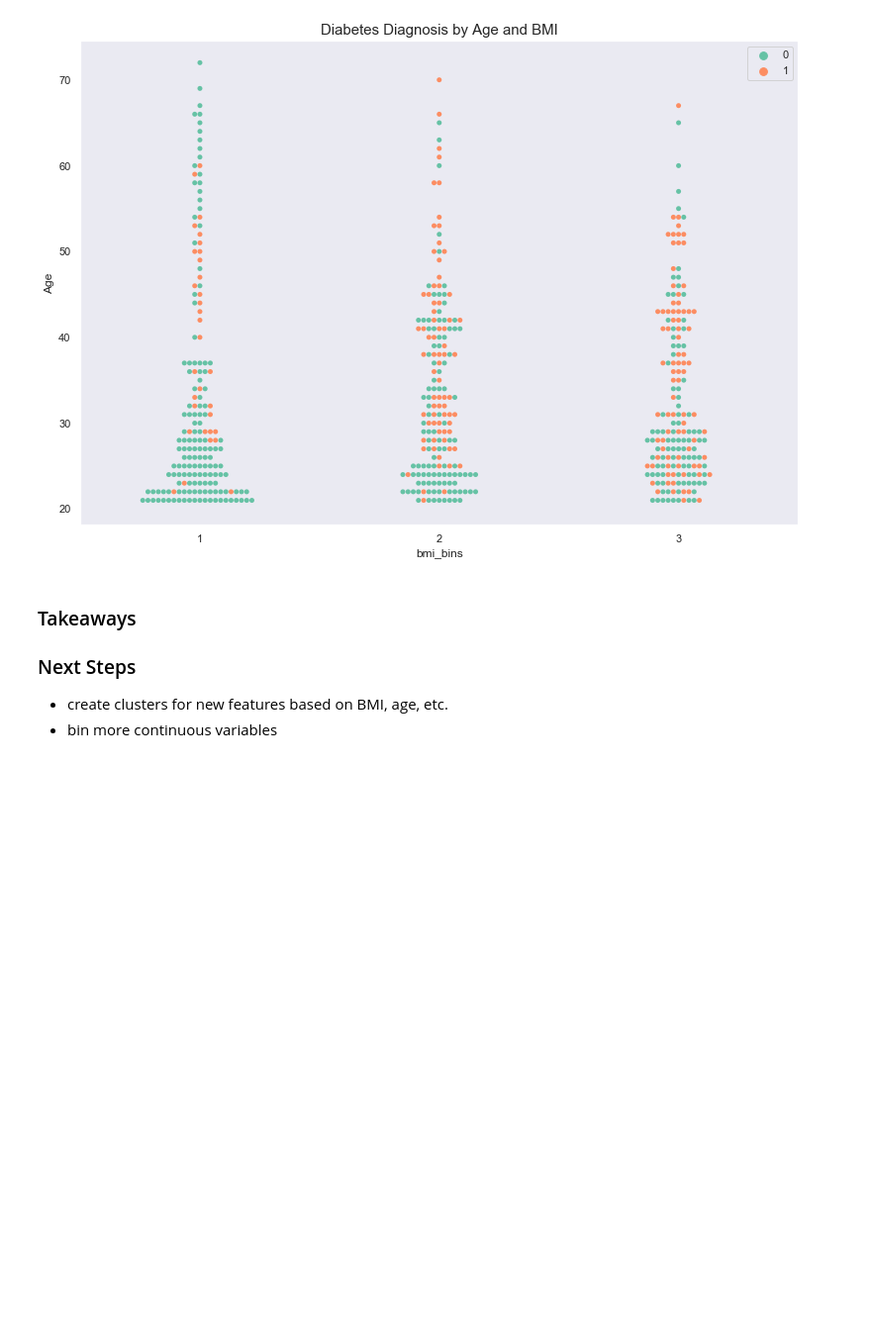
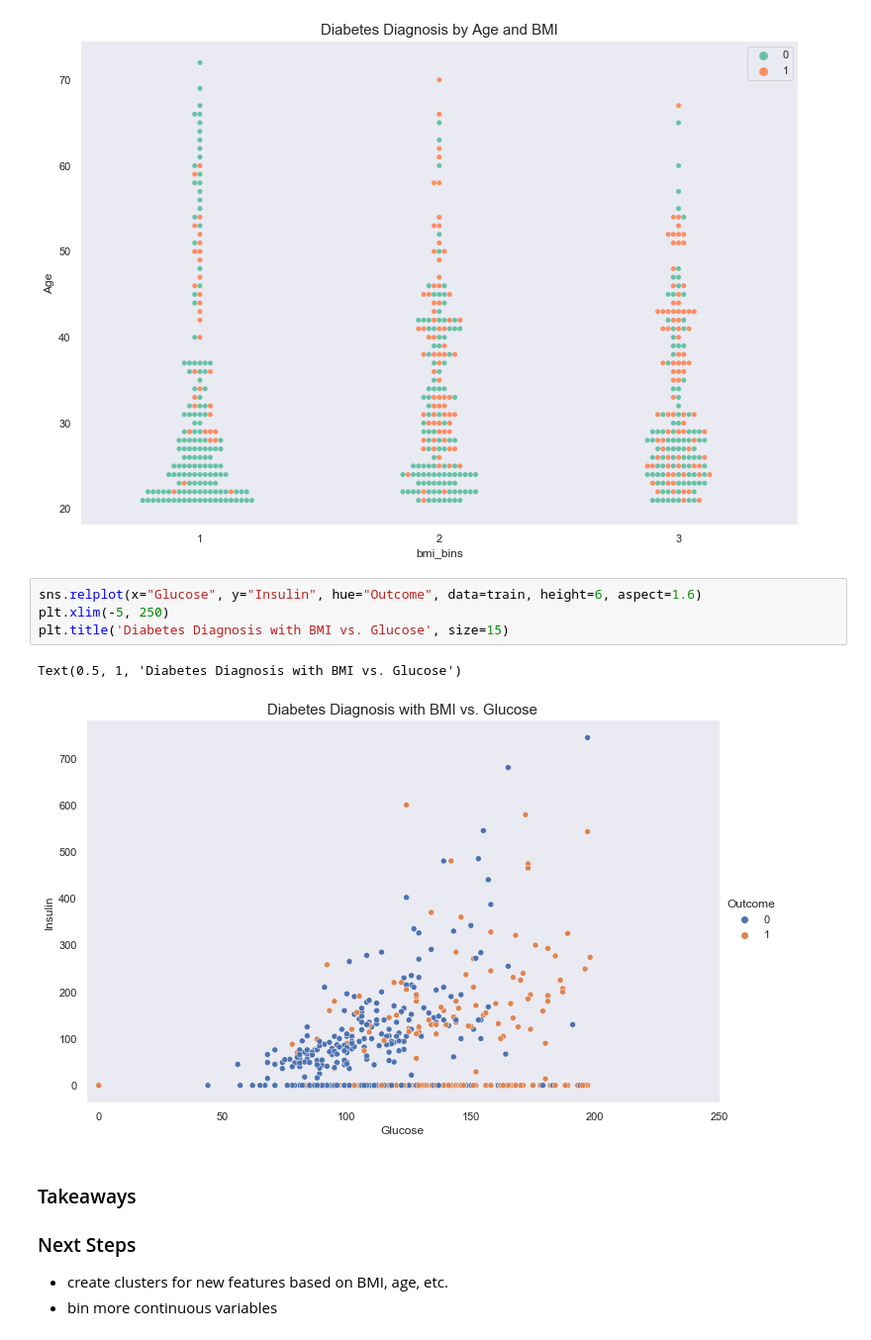
Before and after one commit to ThompsonBethany01/Predicting-Diabetes-Onset, a Jupyter notebook: Data_Analysis.ipynb, the cells around one changed output. Shown at 99% size. Drawn from its saved outputs; the diff is of its cells as text; blank space fills up the shorter version.

```diff
--- a/Data_Analysis.ipynb
+++ b/Data_Analysis.ipynb
@@ -264,6 +271,13 @@ plt.title('Diabetes Diagnosis by Age and BMI', size=15)
 # %% [output]
 Text(0.5, 1.0, 'Diabetes Diagnosis by Age and BMI')
 [figure]
+# %%
+sns.relplot(x="Glucose", y="Insulin", hue="Outcome", data=train, height=6, aspect=1.6)
+plt.xlim(-5, 250)
+plt.title('Diabetes Diagnosis with BMI vs. Glucose', size=15)
+# %% [output]
+Text(0.5, 1, 'Diabetes Diagnosis with BMI vs. Glucose')
+[figure, added]
 # %% [markdown]
 ### Takeaways
 
```
Also changed, not shown: parts of 19 cells of this notebook.
